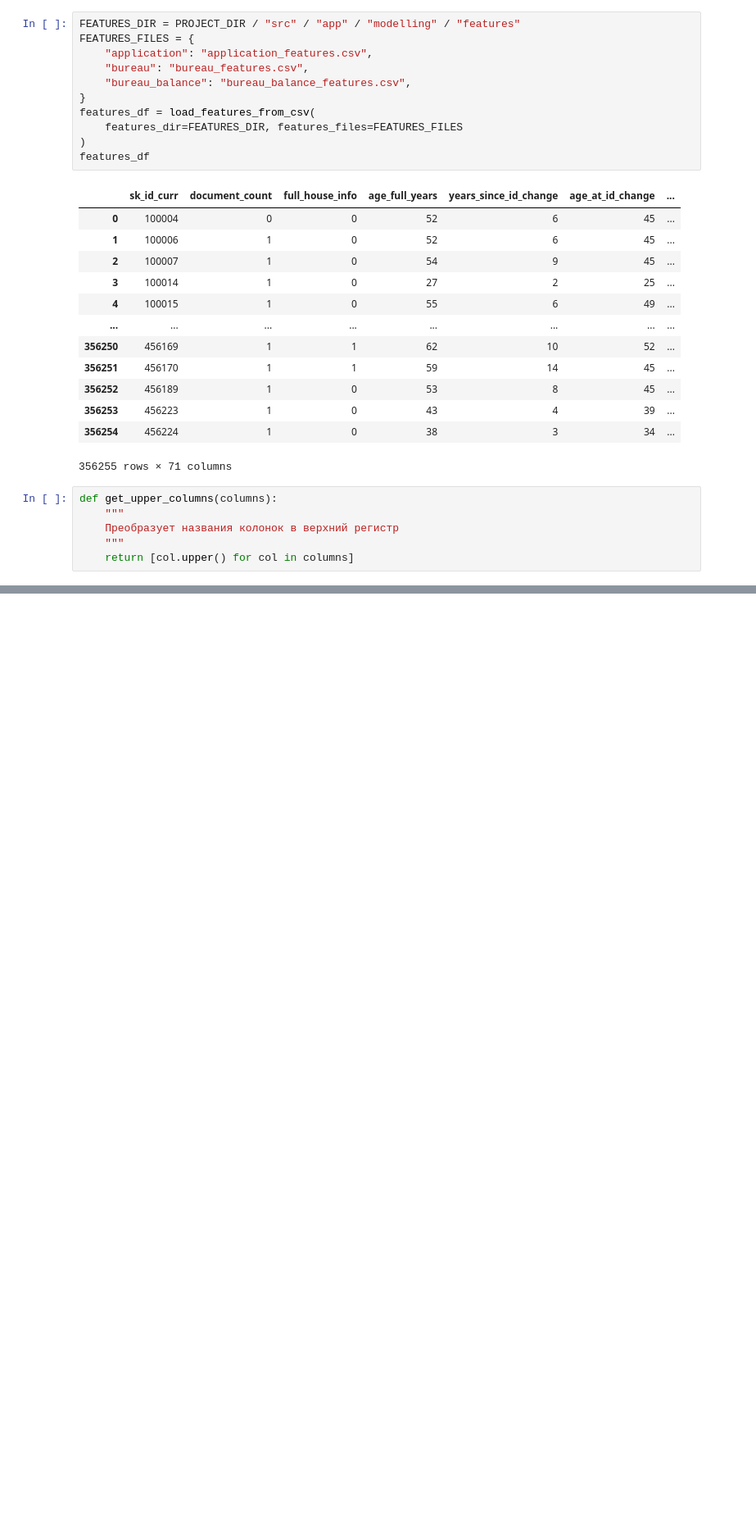
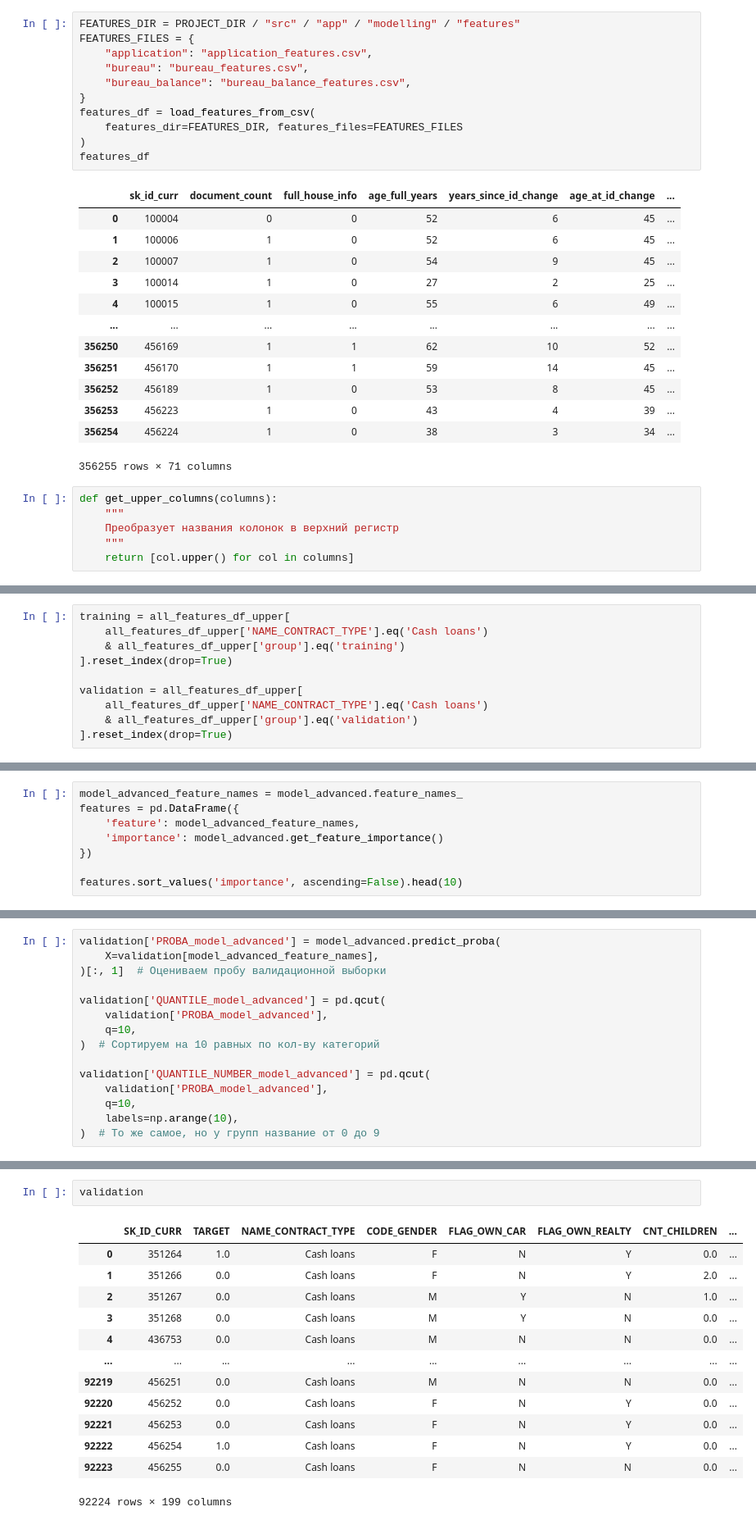
Before and after one commit to AlexanderSh11/credit_scoring_shift, a Jupyter notebook: src/metrics/model-validation.ipynb, the cells around one changed output, grey strips where cells are left out. Shown at 82% size. Cells and saved outputs as stored; diff of their text form; blank space fills up the shorter version.

```diff
--- a/src/metrics/model-validation.ipynb
+++ b/src/metrics/model-validation.ipynb
@@ -130,0 +205,10 @@ application_df_upper
+# %%
+training = all_features_df_upper[
+    all_features_df_upper['NAME_CONTRACT_TYPE'].eq('Cash loans')
+    & all_features_df_upper['group'].eq('training')
+].reset_index(drop=True)
+
+validation = all_features_df_upper[
+    all_features_df_upper['NAME_CONTRACT_TYPE'].eq('Cash loans')
+    & all_features_df_upper['group'].eq('validation')
+].reset_index(drop=True)
@@ -130,0 +239,8 @@ application_df_upper
+# %%
+model_advanced_feature_names = model_advanced.feature_names_
+features = pd.DataFrame({
+    'feature': model_advanced_feature_names,
+    'importance': model_advanced.get_feature_importance()
+})
+
+features.sort_values('importance', ascending=False).head(10)
@@ -130,0 +259,15 @@ application_df_upper
+# %%
+validation['PROBA_model_advanced'] = model_advanced.predict_proba(
+    X=validation[model_advanced_feature_names],
+)[:, 1]  # Оцениваем пробу валидационной выборки
+
+validation['QUANTILE_model_advanced'] = pd.qcut(
+    validation['PROBA_model_advanced'],
+    q=10,
+)  # Сортируем на 10 равных по кол-ву категорий
+
+validation['QUANTILE_NUMBER_model_advanced'] = pd.qcut(
+    validation['PROBA_model_advanced'],
+    q=10,
+    labels=np.arange(10),
+)  # То же самое, но у групп название от 0 до 9
@@ -130,0 +363,16 @@ application_df_upper
+# %%
+validation
+# %% [output]
+|  | SK_ID_CURR | TARGET | NAME_CONTRACT_TYPE | CODE_GENDER | FLAG_OWN_CAR | FLAG_OWN_REALTY | CNT_CHILDREN | ... |
+| 0 | 351264 | 1.0 | Cash loans | F | N | Y | 0.0 | ... |
+| 1 | 351266 | 0.0 | Cash loans | F | N | Y | 2.0 | ... |
+| 2 | 351267 | 0.0 | Cash loans | M | Y | N | 1.0 | ... |
+| 3 | 351268 | 0.0 | Cash loans | M | Y | N | 0.0 | ... |
+| 4 | 436753 | 0.0 | Cash loans | M | N | N | 0.0 | ... |
+| ... | ... | ... | ... | ... | ... | ... | ... | ... |
+| 92219 | 456251 | 0.0 | Cash loans | M | N | N | 0.0 | ... |
+| 92220 | 456252 | 0.0 | Cash loans | F | N | Y | 0.0 | ... |
+| 92221 | 456253 | 0.0 | Cash loans | F | N | Y | 0.0 | ... |
+| 92222 | 456254 | 1.0 | Cash loans | F | N | Y | 0.0 | ... |
+| 92223 | 456255 | 0.0 | Cash loans | F | N | N | 0.0 | ... |
+92224 rows × 199 columns
```
Also changed, not shown: parts of 23 cells of this notebook, 3 other files.
